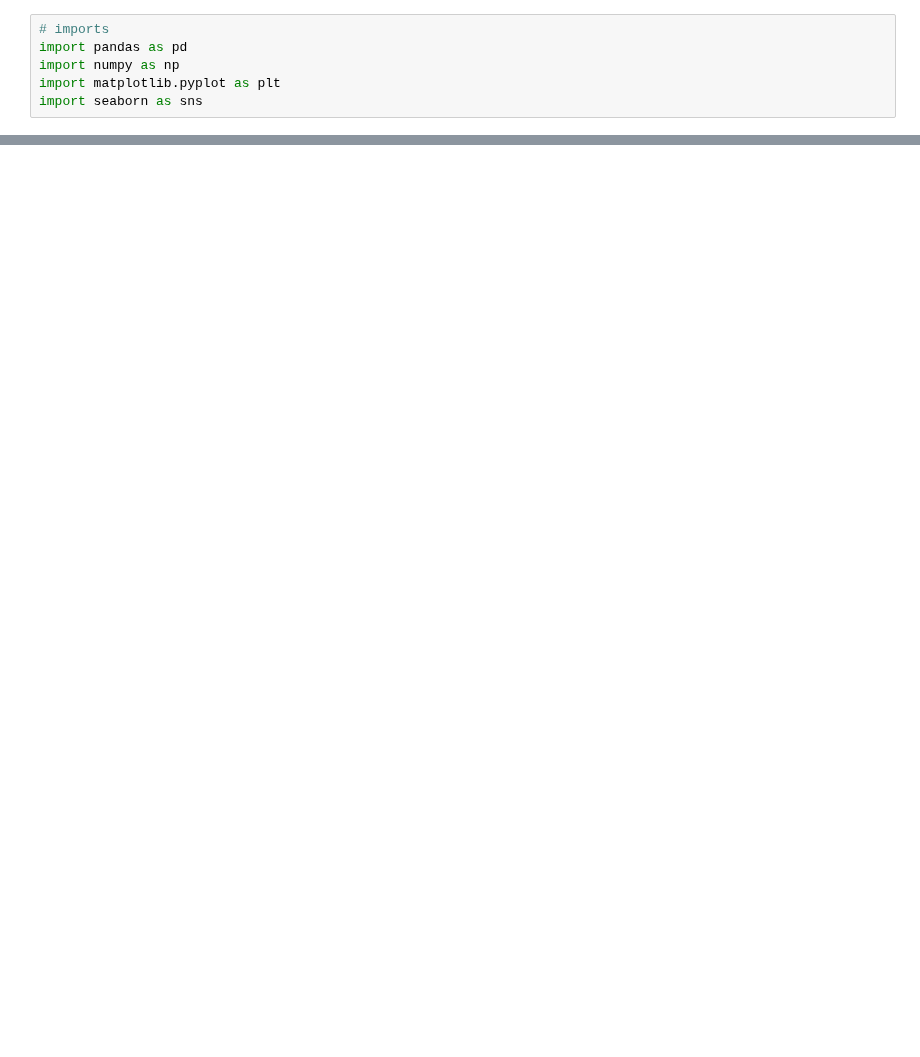
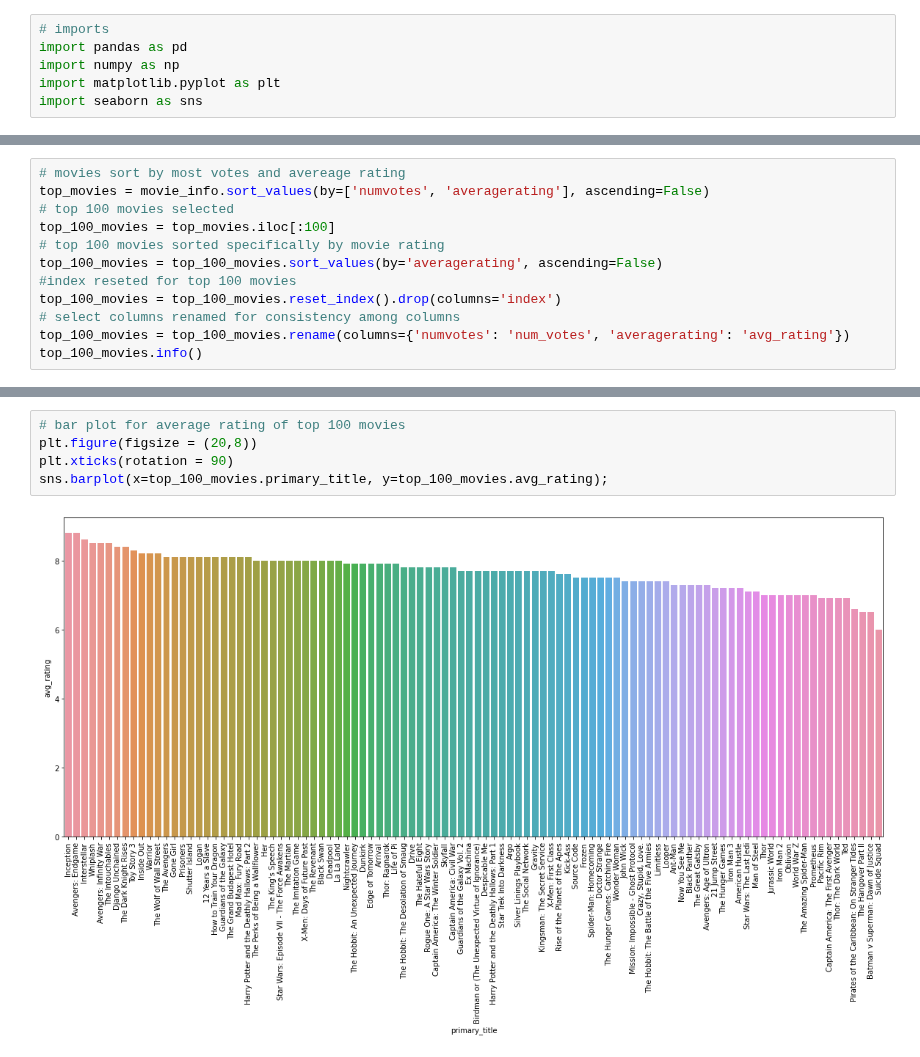
Before and after one commit to reboyce/Gilbert-Team-Repo, a Jupyter notebook: Notebooks/Chris Notebook.ipynb, the cells around one changed output, grey strips where cells are left out. Saved outputs shown, nothing was run; the diff lists cells and outputs as text; blank space fills up the shorter version.

```diff
--- a/Notebooks/Chris Notebook.ipynb
+++ b/Notebooks/Chris Notebook.ipynb
@@ -109,0 +42,12 @@ writers
+# %%
+# movies sort by most votes and avereage rating
+top_movies = movie_info.sort_values(by=['numvotes', 'averagerating'], ascending=False)
+# top 100 movies selected
+top_100_movies = top_movies.iloc[:100]
+# top 100 movies sorted specifically by movie rating
+top_100_movies = top_100_movies.sort_values(by='averagerating', ascending=False)
+#index reseted for top 100 movies
+top_100_movies = top_100_movies.reset_index().drop(columns='index')
+# select columns renamed for consistency among columns
+top_100_movies = top_100_movies.rename(columns={'numvotes': 'num_votes', 'averagerating': 'avg_rating'})
+top_100_movies.info()
@@ -109,0 +70,7 @@ writers
+# %%
+# bar plot for average rating of top 100 movies
+plt.figure(figsize = (20,8))
+plt.xticks(rotation = 90)
+sns.barplot(x=top_100_movies.primary_title, y=top_100_movies.avg_rating);
+# %% [output]
+[figure, added]
```
Also changed, not shown: parts of 11 cells of this notebook.
